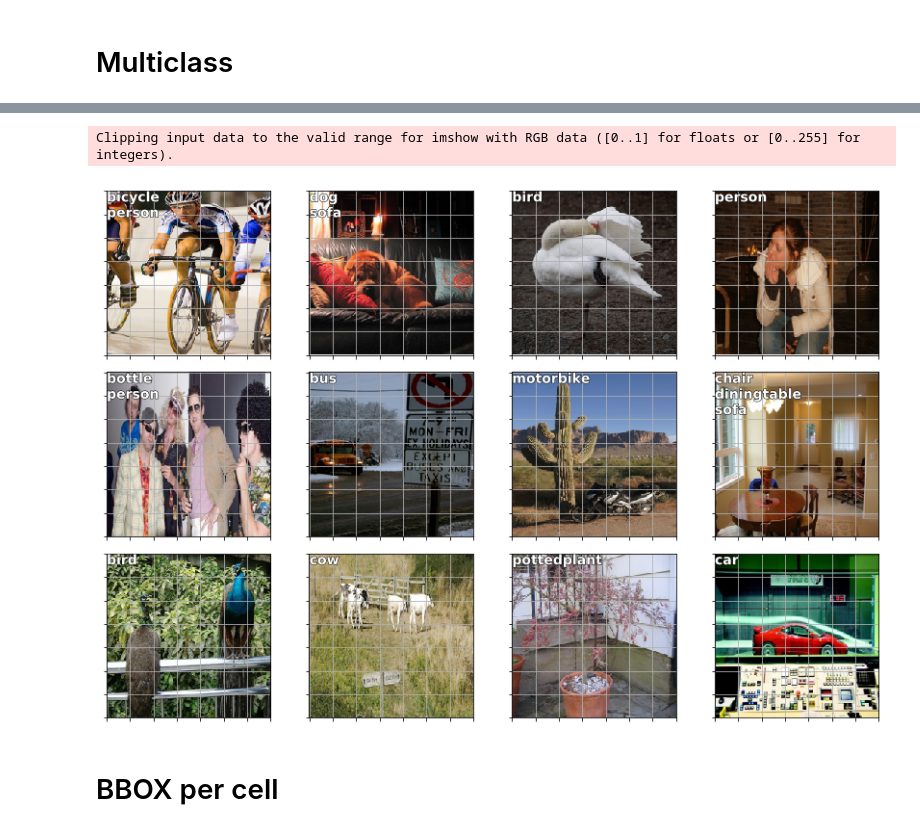
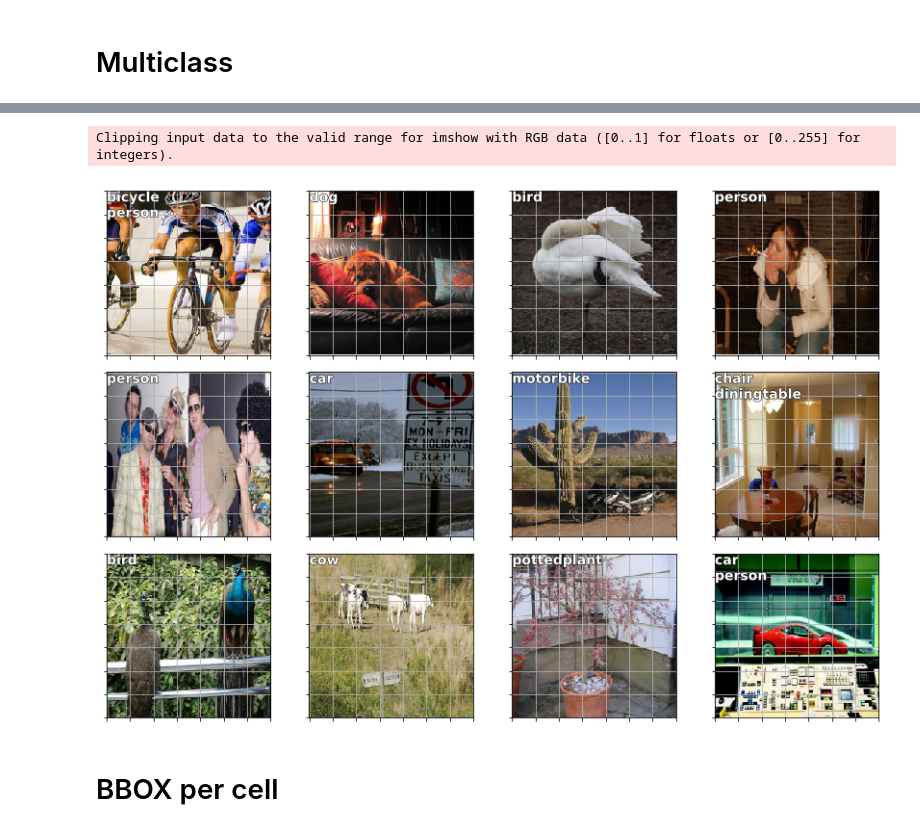
Before and after one commit to belskikh/myfastai, a Jupyter notebook: mypascalmulti.ipynb, the cells around one changed output, grey strips where cells are left out. Drawn from its saved outputs; the diff is of its cells as text; code cells hidden in the pictures.

```diff
--- a/mypascalmulti.ipynb
+++ b/mypascalmulti.ipynb
@@ -141,19 +141,19 @@ epoch      trn_loss   val_loss   <lambda>
 # %%
 y = learn.predict()
-x, y = next(iter(md.val_dl))
+x, _ = next(iter(md.val_dl))
 x = to_np(x)
 # %%
 fig, axes = plt.subplots(3, 4, figsize=(12, 8))
 for i,ax in enumerate(axes.flat):
     ima=md.val_ds.denorm(x)[i]
-    ya = np.nonzero(y[i]>0.4)
-    b = '\n'.join(md.classes[int(o)] for o in ya)
+    ya = np.nonzero(y[i]>0.4)[0]
+    b = '\n'.join(md.classes[o] for o in ya)
     ax = show_img(ima, ax=ax)
     draw_text(ax, (0,0), b)
 plt.tight_layout()
 # %% [output]
 Clipping input data to the valid range for imshow with RGB data ([0..1] for floats or [0..255] for integers).
-[figure, old version]
+[figure, new version]
 # %% [markdown]
 # BBOX per cell
 # %%
```
Also changed, not shown: parts of 4 cells of this notebook, 1 other file.
